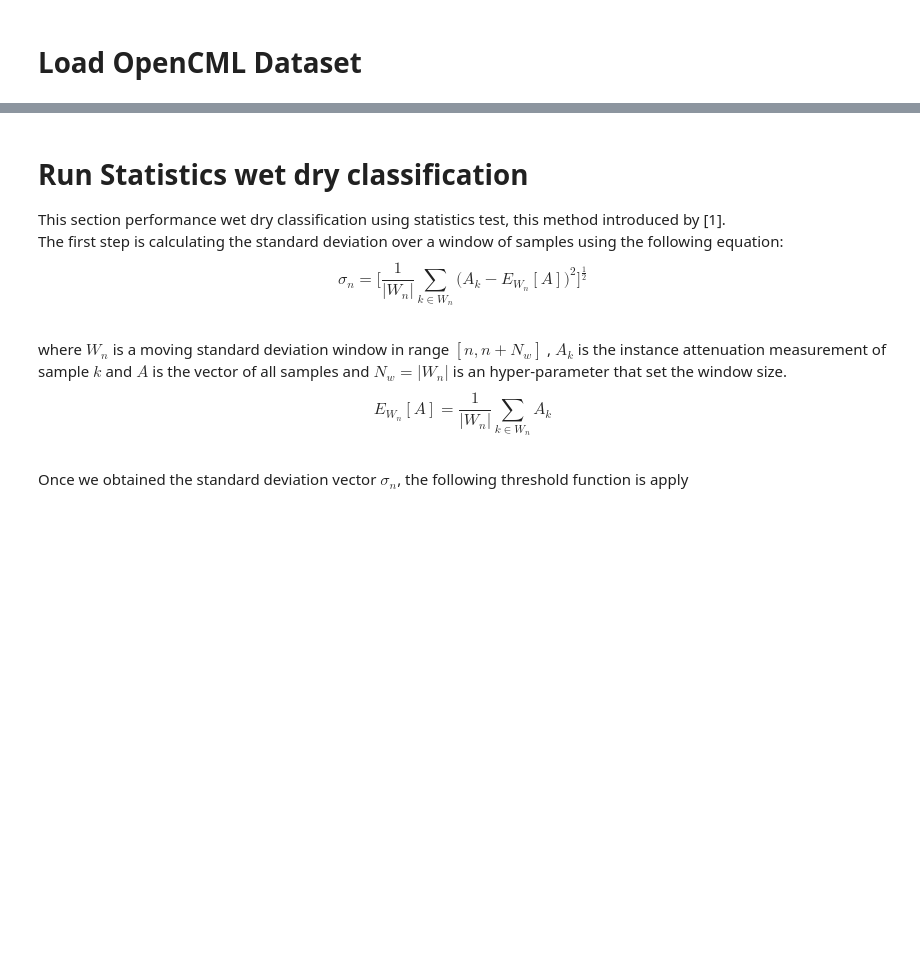
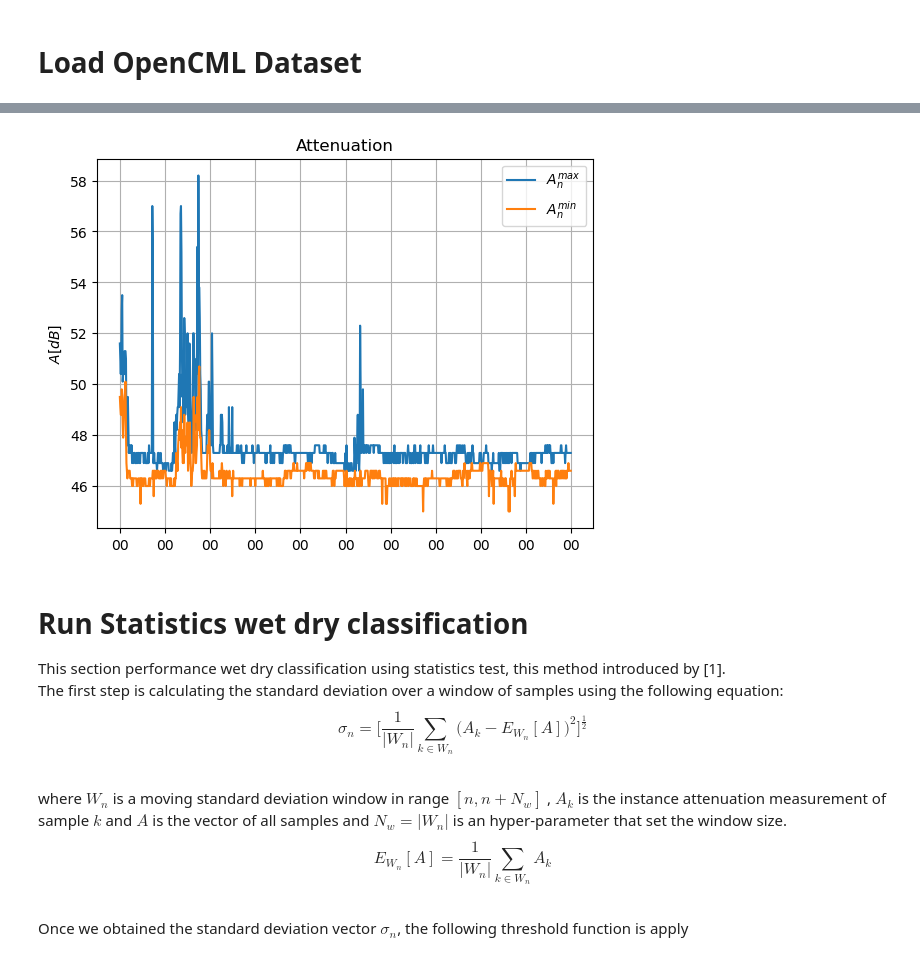
Before and after one commit to haihabi/PyNNcml, a Jupyter notebook: examples/wet_dry_classification.ipynb, the cells around one changed output, grey strips where cells are left out. Saved outputs shown, nothing was run; the diff lists cells and outputs as text; code cells hidden in the pictures; blank space fills up the shorter version.

```diff
--- a/examples/wet_dry_classification.ipynb
+++ b/examples/wet_dry_classification.ipynb
@@ -19,3 +23,7 @@ plt.show()
+# %%
+link_set.get_link(0).plot()
+# %% [output]
+[figure, added]
 # %% [markdown]
 # Run Statistics wet dry classification
 This section performance wet dry classification using statistics test, this method introduced by [1]. <br>
```
Also changed, not shown: parts of 7 cells of this notebook, 14 other files.
